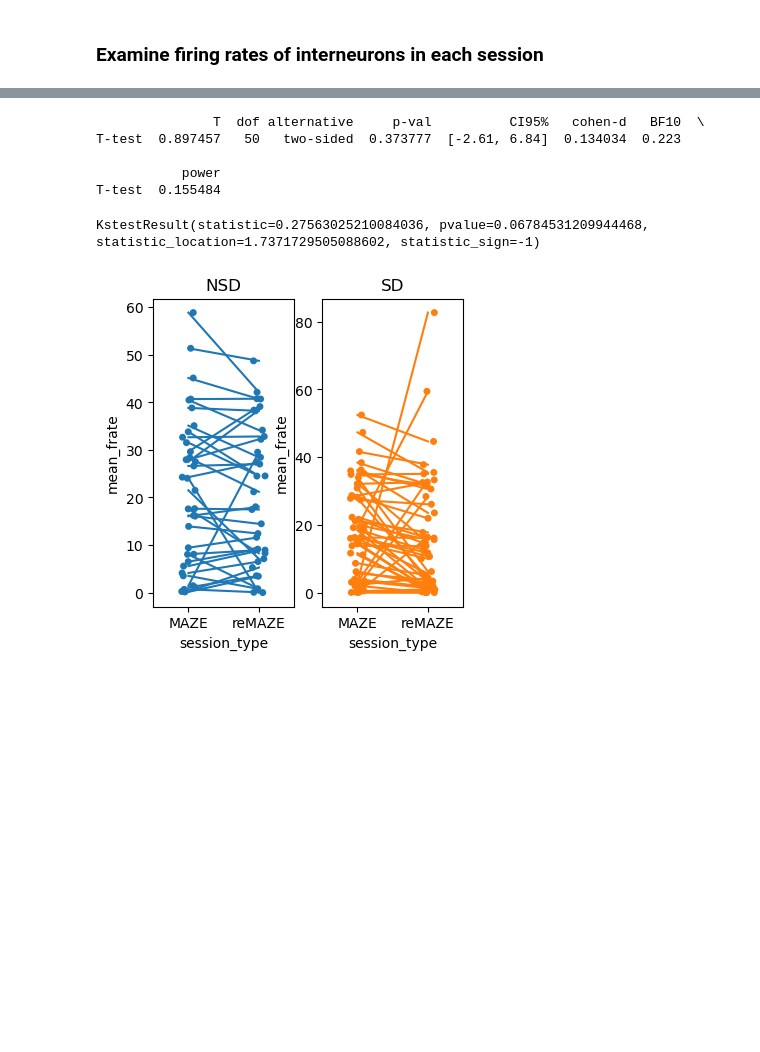
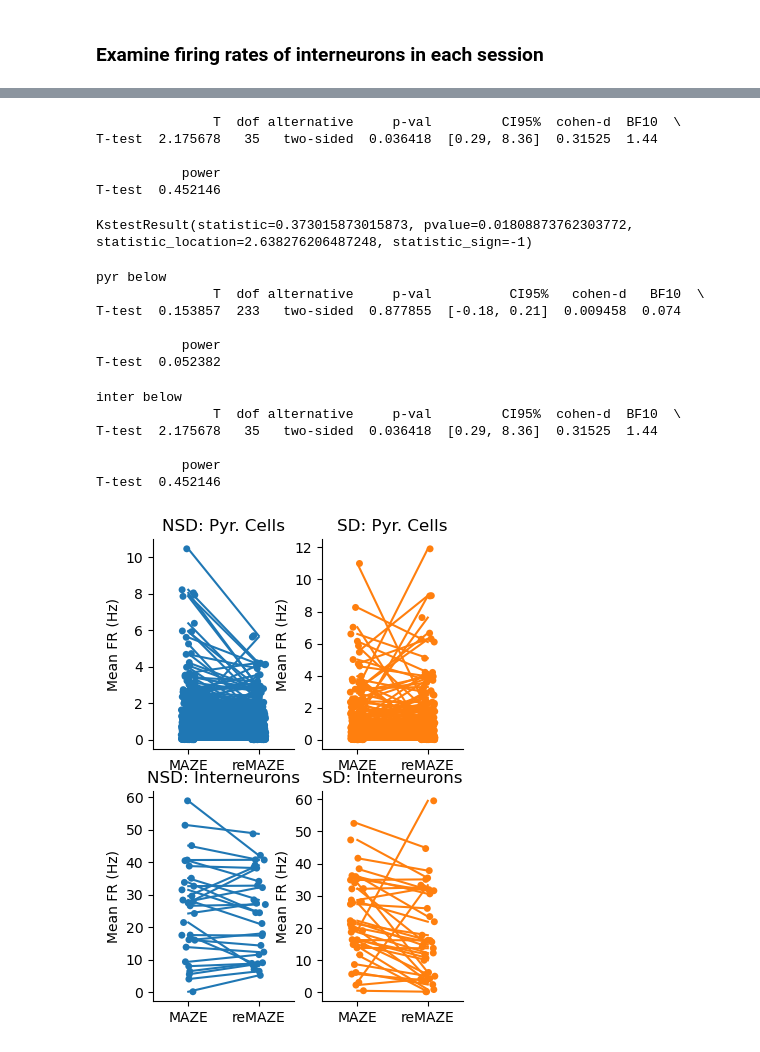
Before and after one commit to nkinsky/Projects_sandbox, a Jupyter notebook: sd_drift/sd_firing_rates_remaze.ipynb, the cells around one changed output, grey strips where cells are left out. Saved outputs shown, nothing was run; the diff lists cells and outputs as text; code cells hidden in the pictures; blank space fills up the shorter version.

Commit message:
cleanup plots and add stats

```diff
--- a/sd_drift/sd_firing_rates_remaze.ipynb
+++ b/sd_drift/sd_firing_rates_remaze.ipynb
@@ -6,13 +6,21 @@
 import sys
 import platform
 from pathlib import Path
-if platform.system() == "Darwin":
+from os import environ
+if platform.system() == "Darwin": # Nat laptop
     sys.path.extend(['/Users/nkinsky/Documents/UM/GitHub/NeuroPy'])
     sys.path.extend(['/Users/nkinsky/Documents/UM/GitHub/sleep_deprivation/DataPaths/'])
     plot_dir = Path("/Users/nkinsky/Documents/UM/Working/Bapun_Data/plots")
 else:
-    sys.path.extend(['/home/nkinsky/Documents/GitHub/NeuroPy'])
-    sys.path.extend(['/home/nkinsky/Documents/GitHubPrivate/pythonprogs/DataPaths/'])
+    if environ["HOSTNAME"] == "lnx00004": # Nat Linux computer
+        sys.path.extend(['/data/GitHub/NeuroPy'])
+        sys.path.extend(['/data/GitHub/sleep_loss_hippocampal_replay/analysis_and_figure_code/DataPaths'])
+        plot_dir = Path('/data/Clustering/plots')
+    else:  #BG computer
+        sys.path.extend(['/home/nkinsky/Documents/GitHub/NeuroPy'])
+        sys.path.extend(['/home/nkinsky/Documents/GitHubPrivate/pythonprogs/DataPaths/'])
+
+group_data_dir = Path('/data/Clustering/grpdata')
 
 import numpy as np
 import pandas as pd
@@ -152,7 +163,7 @@ def calc_rough_uniformity_metric(pf_in):
 # calc_rough_uniformity_metric(pfmaze)
 # %%
 # Calculate interneuron firing rates
-neuron_type = "all" # "stable" # 'all' or 'stable'
+neuron_type = "stable" # "stable" # 'all' or 'stable'
 fr_df = []
 for ids, sess in enumerate(sessions):
     assert neuron_type in ("all", "stable")
@@ -253,22 +264,47 @@ print(pg.ttest(fr_use[(fr_use.grp == "SD") & (fr_use.session_type == "MAZE")]["m
 stats.ks_2samp(fr_use[(fr_use.grp == "SD") & (fr_use.session_type == "MAZE")]["delta_frate_maze_remaze"],
                 fr_use[(fr_use.grp == "NSD") & (fr_use.session_type == "MAZE")]["delta_frate_maze_remaze"])
 # %% [output]
-               T  dof alternative     p-val          CI95%   cohen-d   BF10  \
-T-test  0.897457   50   two-sided  0.373777  [-2.61, 6.84]  0.134034  0.223
+               T  dof alternative     p-val         CI95%  cohen-d  BF10  \
+T-test  2.175678   35   two-sided  0.036418  [0.29, 8.36]  0.31525  1.44
 
            power
-T-test  0.155484
+T-test  0.452146
-KstestResult(statistic=0.27563025210084036, pvalue=0.06784531209944468, statistic_location=1.7371729505088602, statistic_sign=-1)
+KstestResult(statistic=0.373015873015873, pvalue=0.01808873762303772, statistic_location=2.638276206487248, statistic_sign=-1)
 # %%
 fr_df["unique_nid"] = fr_df.apply(lambda row: int(f"{row.session}0{row.neuron_id}"), axis=1)
 # %%
-_, ax = plt.subplots(1, 2, figsize=(4, 4))
-for idg, (gname, a) in enumerate(zip(["NSD", "SD"], ax)):
-    pal_use = sns.color_palette()[idg:]
-    sns.lineplot(data=fr_df[(fr_df.neuron_type == ntype) & (fr_df.grp == gname)], x="session_type", y="mean_frate",
-                 hue="grp", units="unique_nid", estimator=None, legend=False, palette=pal_use, ax=a)
-    sns.stripplot(data=fr_df[(fr_df.neuron_type == ntype) & (fr_df.grp == gname)], x="session_type", y="mean_frate",
-                  hue="grp", dodge=True, jitter=True, legend=False, palette=pal_use, ax=a)
-    a.set_title(gname)
+fig, axs = plt.subplots(2, 2, figsize=(4, 6))
+for ax, ntype, nname in zip(axs, ["pyr", "inter"], ["Pyr. Cells", "Interneurons"]):
+    fr_use = fr_df[fr_df.neuron_type == ntype]
+    print(f"{ntype} below")
+    print(pg.ttest(fr_use[(fr_use.grp == "SD") & (fr_use.session_type == "MAZE")]["mean_frate"],
+         fr_use[(fr_use.grp == "SD") & (fr_use.session_type == "reMAZE")]["mean_frate"],
+         paired=True))
+
+    for idg, (gname, a) in enumerate(zip(["NSD", "SD"], ax)):
+        pal_use = sns.color_palette()[idg:]
+        sns.lineplot(data=fr_df[(fr_df.neuron_type == ntype) & (fr_df.grp == gname)], x="session_type", y="mean_frate",
+                     hue="grp", units="unique_nid", estimator=None, legend=False, palette=pal_use, ax=a)
+        sns.stripplot(data=fr_df[(fr_df.neuron_type == ntype) & (fr_df.grp == gname)], x="session_type", y="mean_frate",
+                      hue="grp", dodge=True, jitter=True, legend=False, palette=pal_use, ax=a)
+        a.set_title(f"{gname}: {nname}")
+        a.set_ylabel("Mean FR (Hz)")
+        a.set_xlabel("")
+
+sns.despine(fig=fig)
+
+fig.savefig(plot_dir / "fr_stripplot_maze_v_remaze.pdf")
 # %% [output]
+pyr below
+               T  dof alternative     p-val          CI95%   cohen-d   BF10  \
+T-test  0.153857  233   two-sided  0.877855  [-0.18, 0.21]  0.009458  0.074
+
+           power
+T-test  0.052382
+inter below
+               T  dof alternative     p-val         CI95%  cohen-d  BF10  \
+T-test  2.175678   35   two-sided  0.036418  [0.29, 8.36]  0.31525  1.44
+
+           power
+T-test  0.452146
-[figure, old version]
+[figure, new version]
```
Also changed, not shown: parts of 5 cells of this notebook.
